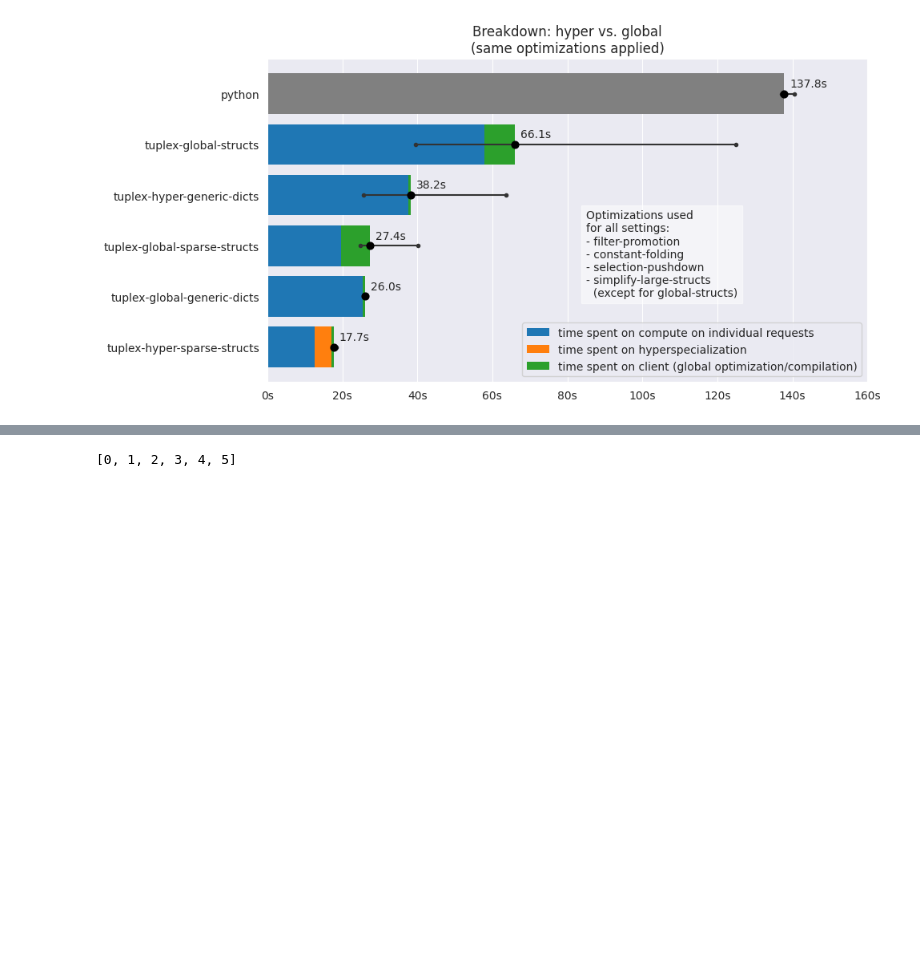
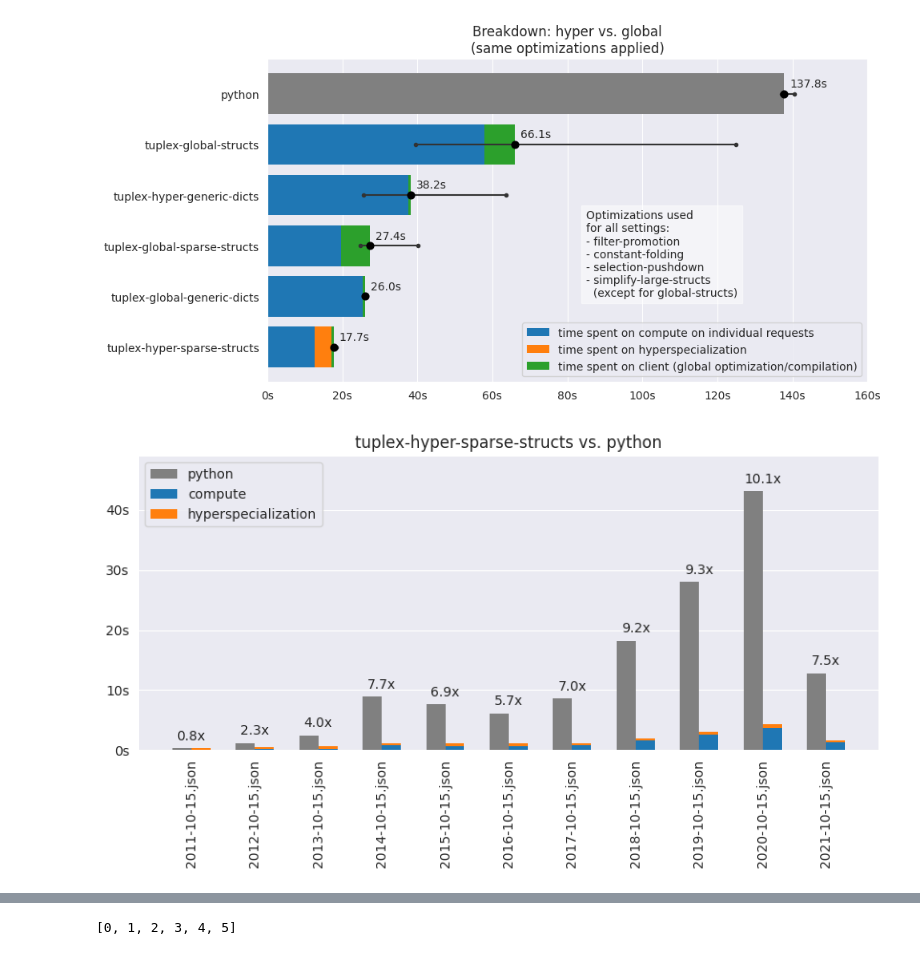
Before and after one commit to LeonhardFS/tuplex-public, a Jupyter notebook: benchmarks/nextconf/hyperspecialization/notebooks/04_Github_sparse_with_auto_detect.ipynb, the cells around one changed output, grey strips where cells are left out. Saved outputs shown, nothing was run; the diff lists cells and outputs as text; code cells hidden in the pictures; blank space fills up the shorter version.

Commit message:
plot

```diff
--- a/benchmarks/nextconf/hyperspecialization/notebooks/04_Github_sparse_with_auto_detect.ipynb
+++ b/benchmarks/nextconf/hyperspecialization/notebooks/04_Github_sparse_with_auto_detect.ipynb
@@ -157,0 +160,46 @@ plot_breakdown(df, 'plots/tuplex-hyper-vs-global-breakdown.png')
+# %%
+python_color = [.5]*3
+hyper_color = sns.color_palette()[1]
+compute_color = sns.color_palette()[0]
+
+def plot_per_file_vs_python(df, mode_to_compare, path):
+    b_width=.3
+    # Plot breakdown per file path
+
+    gdf = df.groupby(['mode', 'input_path'])[['time_in_s', 'hyperspecialization_time']].mean().reset_index()
+    gdf['name'] = gdf['input_path'].apply(os.path.basename)
+    gdf = gdf.fillna(0.0)
+
+    gdf['compute_in_s'] = gdf['time_in_s'] - gdf['hyperspecialization_time']
+
+    gdf
+
+    py_df = gdf[gdf['mode'] == 'python'].sort_values(by='name').reset_index(drop=True)
+    m_df = gdf[gdf['mode'] == mode_to_compare].sort_values(by='name').reset_index(drop=True)
+
+    xq = np.array(range(len(py_df)))
+    plt.figure(figsize=(10, 4))
+    plt.bar(xq-b_width/2, py_df['compute_in_s'], b_width, color=python_color, edgecolor=None, lw=0, label='python')
+    plt.bar(xq+b_width/2, m_df['compute_in_s'], b_width, color=compute_color, edgecolor=None, lw=0, label='compute')
+    plt.bar(xq+b_width/2, m_df['hyperspecialization_time'], b_width, bottom=m_df['compute_in_s'], color=hyper_color, edgecolor=None, lw=0, label='hyperspecialization')
+
+    sf = py_df['time_in_s'] / m_df['time_in_s']
+
+    # print speedup on top of python
+    for xi, yi, sfi in zip(xq, py_df['time_in_s'], sf):
+        plt.text(xi, yi + 2., f'{sfi:.1f}x', horizontalalignment='center', verticalalignment='center')
+
+    plt.xticks(rotation=90)
+    ax = plt.gca()
+    ax.set_xticks(xq, py_df['name'])
+    ax.yaxis.set_major_formatter(EngFormatter(unit='s', sep=''))
+    plt.legend(loc='best')
+    plt.title(f'{mode_to_compare} vs. python')
+    plt.ylim(0, 49)
+    plt.grid(axis='x')
+
+    os.makedirs(pathlib.Path(path).parent, exist_ok=True)
+    plt.savefig(path, dpi=120, bbox_inches='tight', pad_inches=0.5, transparent=True)
+plot_per_file_vs_python(df, 'tuplex-hyper-sparse-structs', 'tuplex-hyper-sparse-structs')
+# %% [output]
+[figure, added]
```
Also changed, not shown: parts of 2 cells of this notebook, 1 other file.
